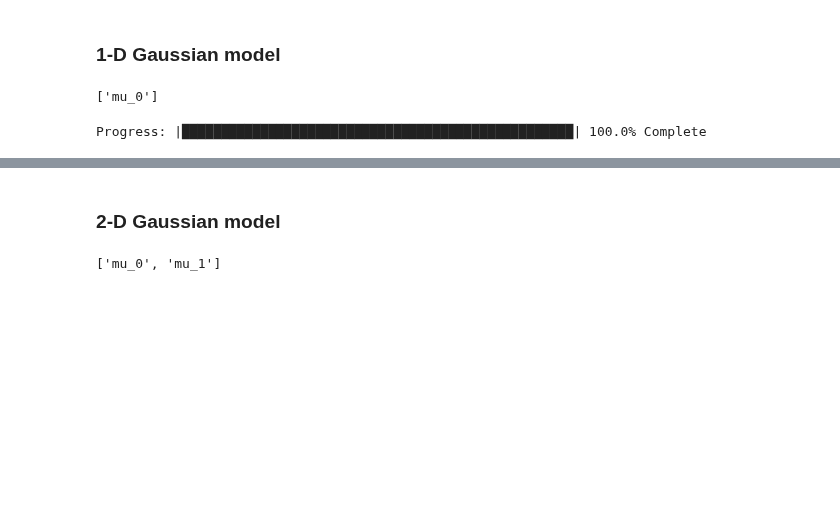
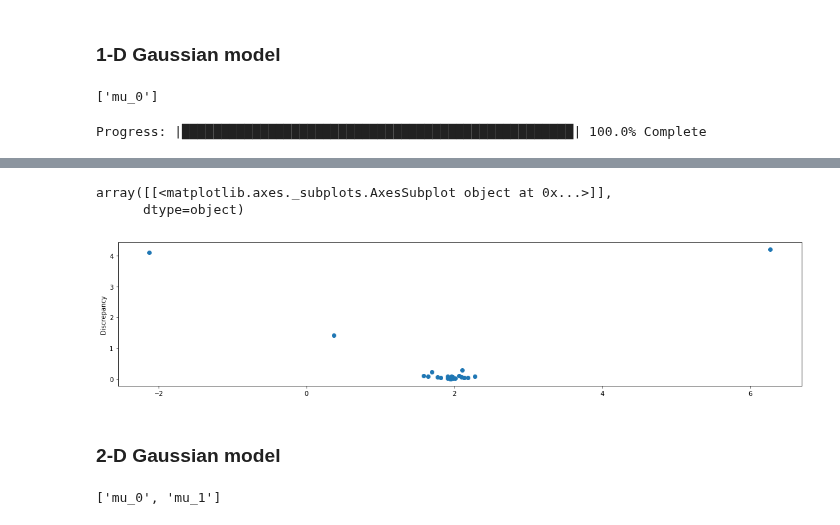
Before and after one commit to elfi-dev/zoo, a Jupyter notebook: vis/bolfi_gpy.ipynb, the cells around one changed output, grey strips where cells are left out. Saved outputs shown, nothing was run; the diff lists cells and outputs as text; code cells hidden in the pictures; blank space fills up the shorter version.

```diff
--- a/vis/bolfi_gpy.ipynb
+++ b/vis/bolfi_gpy.ipynb
@@ -82,3 +102,9 @@ INFO:elfi.methods.posteriors:Using optimized minimum value (0.0419) of the GP di
+# %%
+bolfi_1d.plot_gp()
+# %% [output]
+array([[<matplotlib.axes._subplots.AxesSubplot object at 0x...>]],
+      dtype=object)
+[figure, added]
 # %% [markdown]
 ### 2-D Gaussian model
 # %%
```
Also changed, not shown: parts of 12 cells of this notebook.
